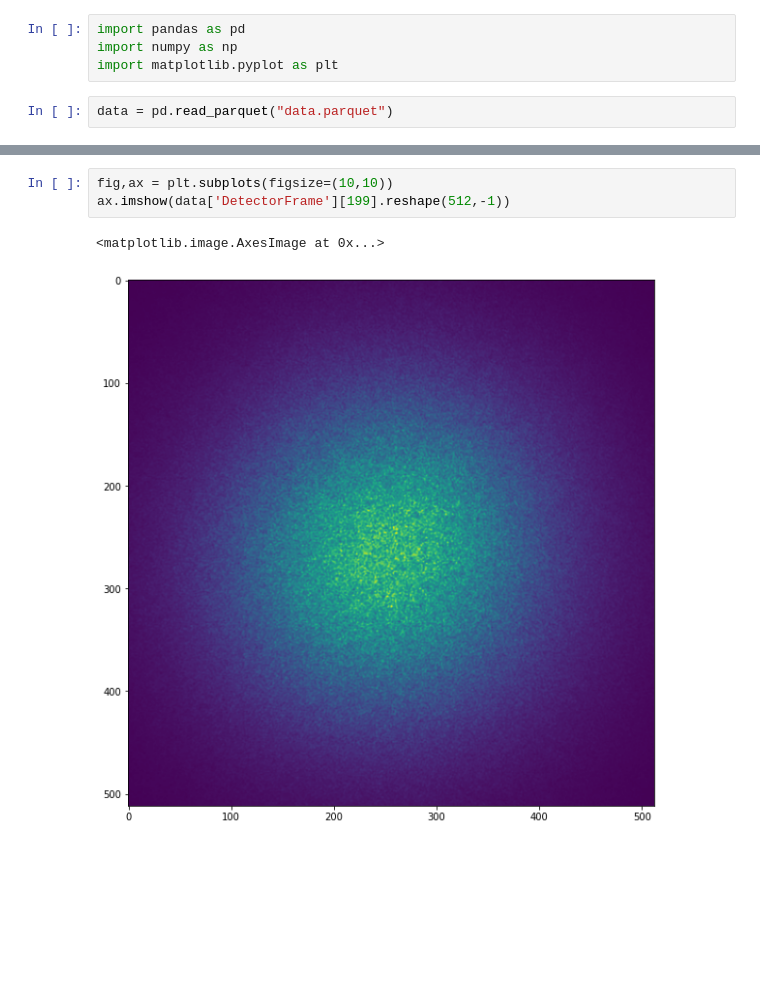
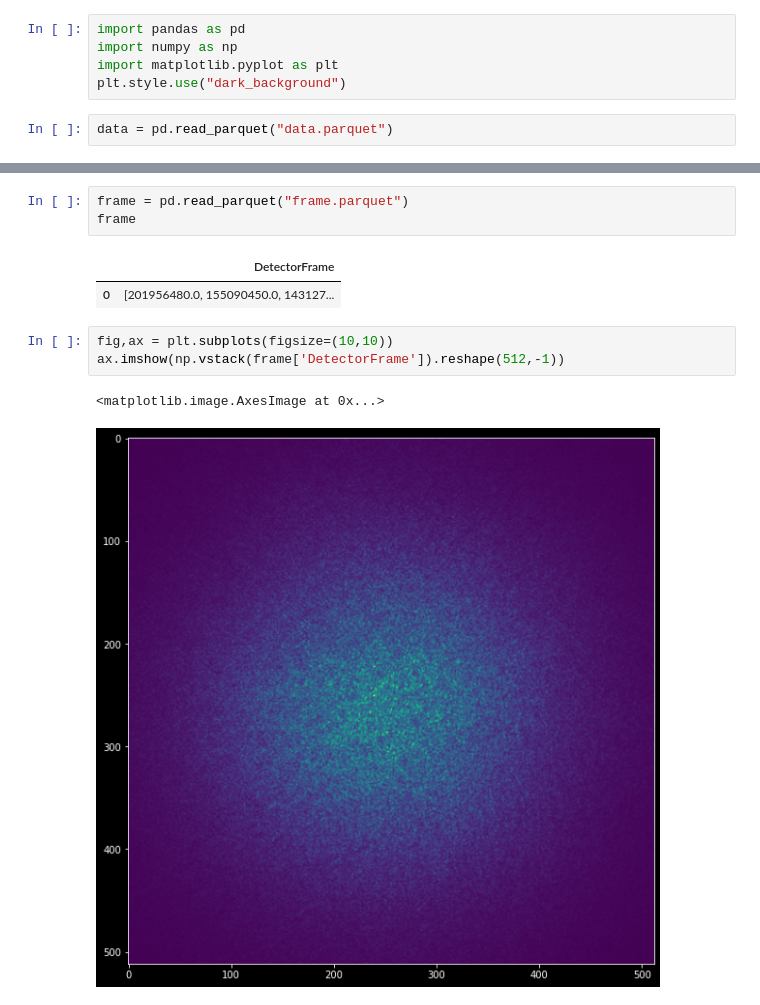
Before and after one commit to rconan/dos101, a Jupyter notebook: data.ipynb, the cells around one changed output, grey strips where cells are left out. Saved outputs shown, nothing was run; the diff lists cells and outputs as text; blank space fills up the shorter version.

```diff
--- a/data.ipynb
+++ b/data.ipynb
@@ -2,6 +2,7 @@
 import pandas as pd
 import numpy as np
 import matplotlib.pyplot as plt
+plt.style.use("dark_background")
 # %%
 data = pd.read_parquet("data.parquet")
 # %%
@@ -32,6 +62,12 @@ data['DetectorFrame'][199].shape
+# %%
+frame = pd.read_parquet("frame.parquet")
+frame
+# %% [output]
+|  | DetectorFrame |
+| 0 | [201956480.0, 155090450.0, 143127... |
 # %%
 fig,ax = plt.subplots(figsize=(10,10))
-ax.imshow(data['DetectorFrame'][199].reshape(512,-1))
+ax.imshow(np.vstack(frame['DetectorFrame']).reshape(512,-1))
 # %% [output]
 <matplotlib.image.AxesImage at 0x...>
-[figure, old version]
+[figure, new version]
```
Also changed, not shown: parts of 7 cells of this notebook, 2 other files.
